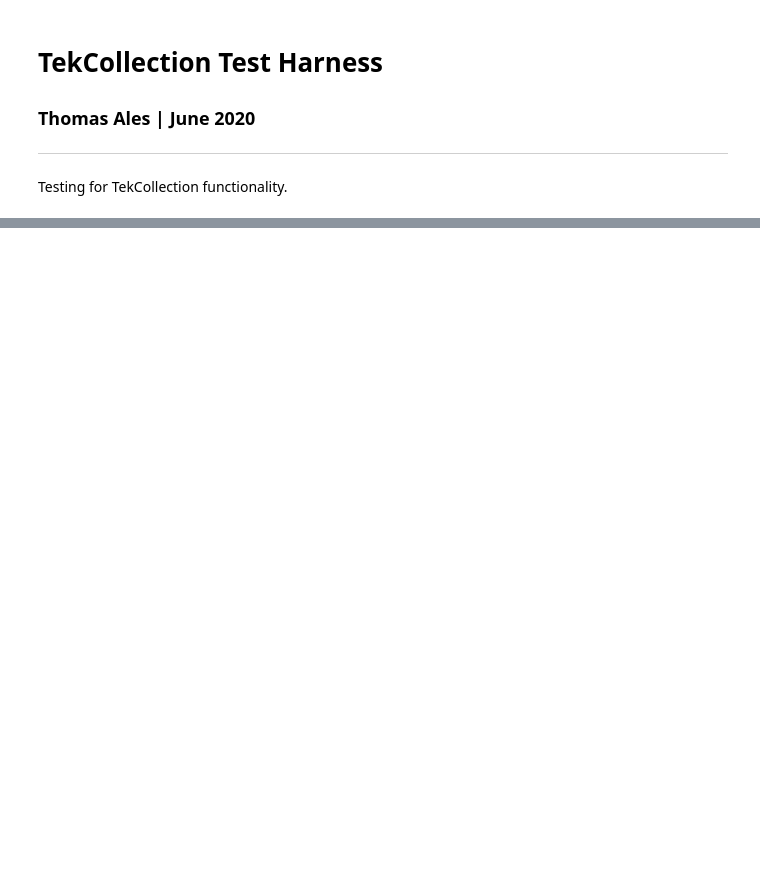
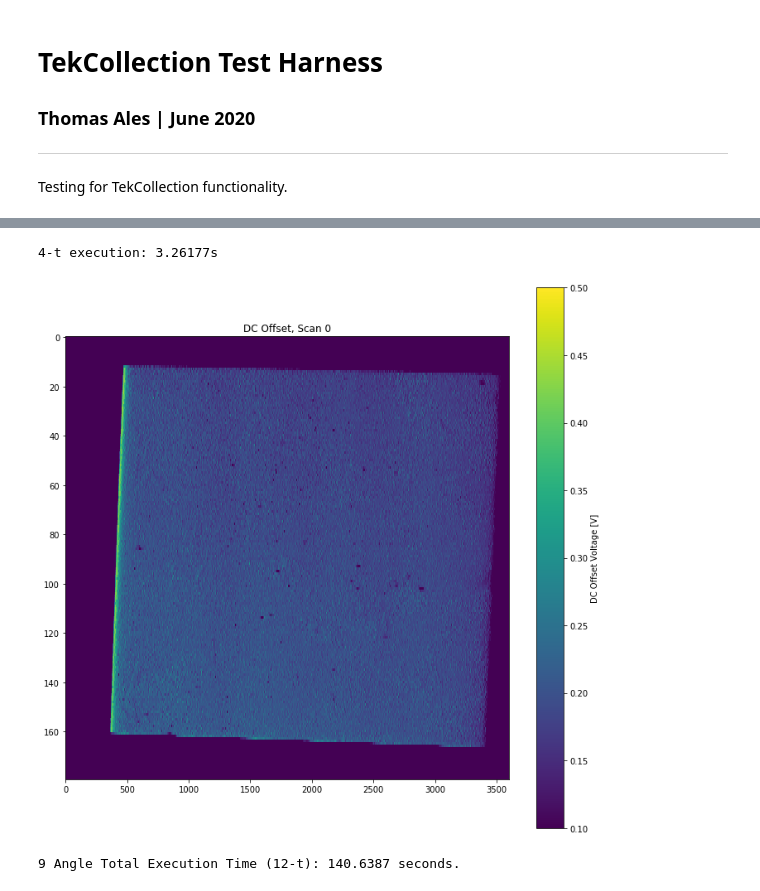
Before and after one commit to TKAles/visu, a Jupyter notebook: POC/TekCollection Test Harness.ipynb, the cells around one changed output, grey strips where cells are left out. Saved outputs shown, nothing was run; the diff lists cells and outputs as text; code cells hidden in the pictures; blank space fills up the shorter version.

Commit message:
test harness update

```diff
--- a/POC/TekCollection Test Harness.ipynb
+++ b/POC/TekCollection Test Harness.ipynb
@@ -445,0 +30,11 @@ plt.savefig(fileprefix + 'velocitymap-sample04.png')
+# %%
+# build absolute path list
+abspathlist = []
+for current in data_dirs:
+    abspathlist.append(data_dir_prefix + current)
+# initalize the collection object
+test_mc = MapCollection.TekCollection()
+
+# append maps as if the GUI would
+for idx, current in enumerate(abspathlist):
+    test_mc.initalize_data(current, idx)
@@ -445,0 +51,18 @@ plt.savefig(fileprefix + 'velocitymap-sample04.png')
+# %%
+s1 = time.time()
+test_mc.process_dc(0)
+s2 = time.time()
+#test_mc.process_dc(0, 12)
+#s3 = time.time()
+#test = pickle.load(open('/home/tka/source/data/voltage_test_data.p', 'rb'))
+print("4-t execution: {0:.5f}s".format(s2-s1))
+#print("24-t execution: {0:.5f}s".format(s3-s2))
+plt.figure(figsize=[12, 12])
+plt.title("DC Offset, Scan 0")
+plt.imshow(test_mc.scans[0].dc_map, aspect=3601/180)
+dcbar = plt.colorbar()
+plt.clim(0.100, 0.500)
+dcbar.set_label("DC Offset Voltage [V]")
+# %% [output]
+4-t execution: 3.26177s
+[figure, added]
@@ -445,0 +80,9 @@ plt.savefig(fileprefix + 'velocitymap-sample04.png')
+# %%
+s7 = time.time()
+for idx in range(0,test_mc.scans.__len__()):
+    test_mc.process_dc(idx, 2)
+    test_mc.process_fft(idx, 8)
+s8 = time.time()
+print("9 Angle Total Execution Time (12-t): {0:.4f} seconds.".format(s8-s7))
+# %% [output]
+9 Angle Total Execution Time (12-t): 140.6387 seconds.
```
Also changed, not shown: parts of 53 cells of this notebook, 2 other files.
